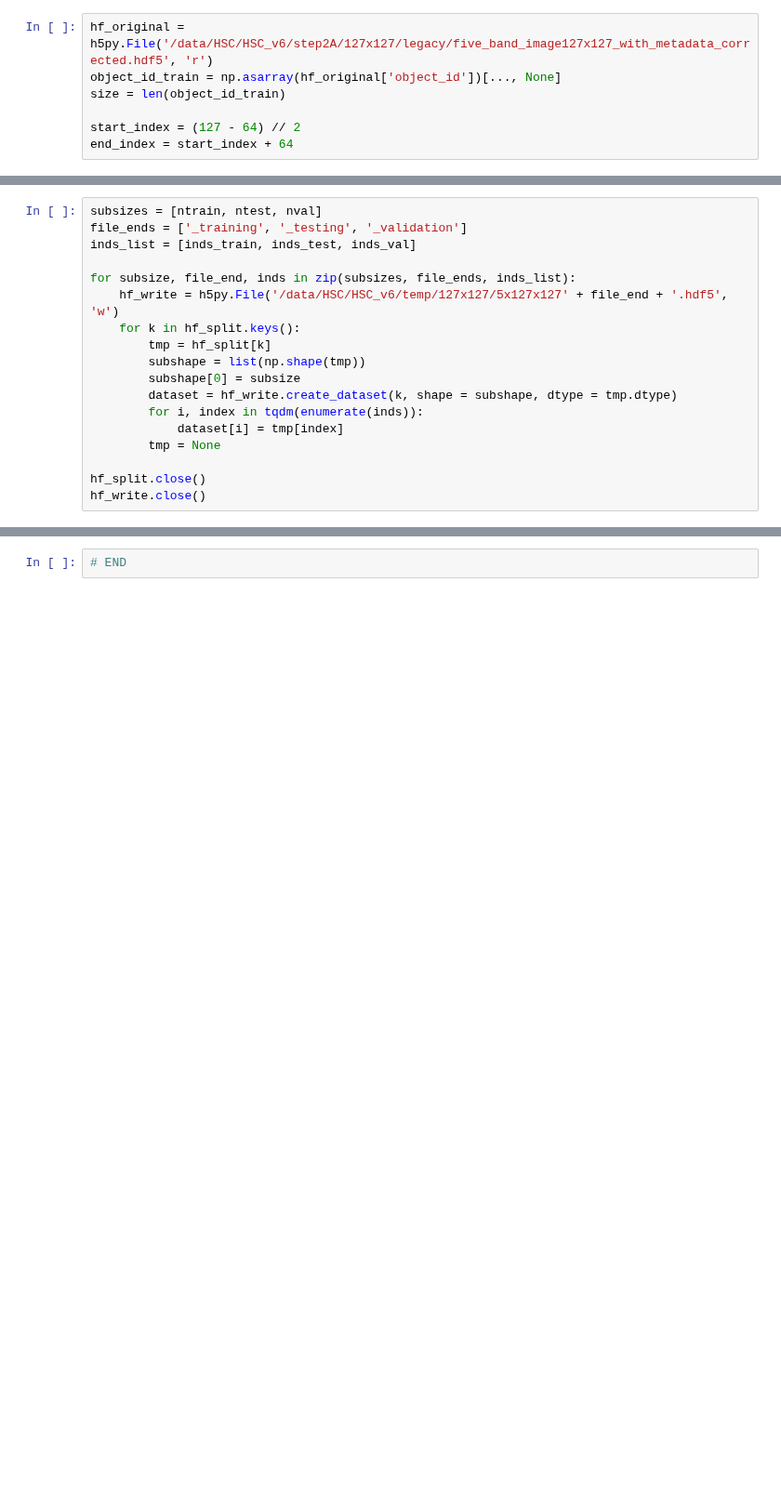
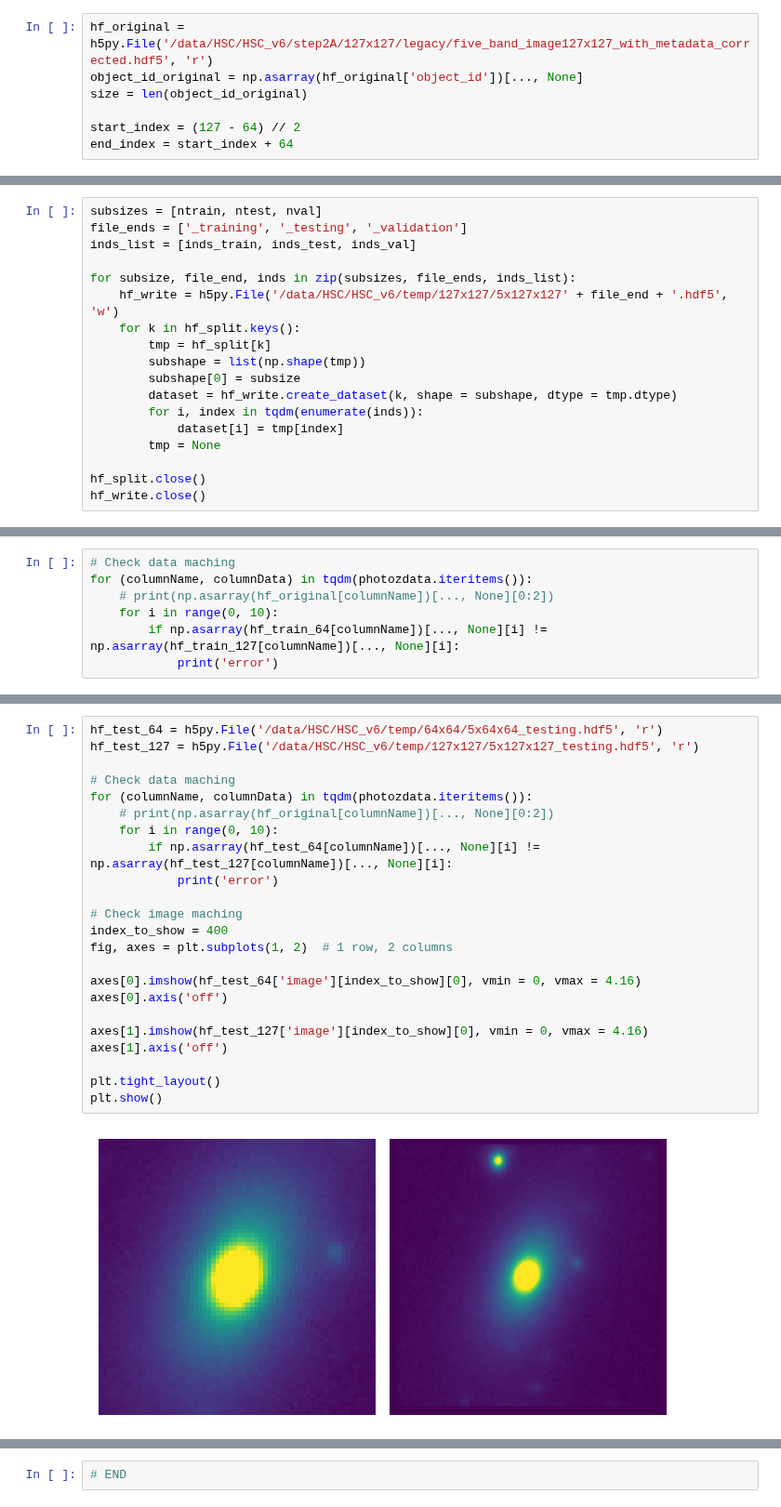
Before and after one commit to astrodatalab/photoz, a Jupyter notebook: code/make_ml_data.ipynb, the cells around one changed output, grey strips where cells are left out. Shown at 93% size. Drawn from its saved outputs; the diff is of its cells as text; blank space fills up the shorter version.

Commit message:
added more dataset tests

```diff
--- a/code/make_ml_data.ipynb
+++ b/code/make_ml_data.ipynb
@@ -40,8 +40,8 @@ y_cmodel_magsigma
 hf = h5py.File('/data/HSC/HSC_v6/temp/64x64/5x64x64.hdf5', 'a')
 # %%
 hf_original = h5py.File('/data/HSC/HSC_v6/step2A/127x127/legacy/five_band_image127x127_with_metadata_corrected.hdf5', 'r')
-object_id_train = np.asarray(hf_original['object_id'])[..., None]
-size = len(object_id_train)
+object_id_original = np.asarray(hf_original['object_id'])[..., None]
+size = len(object_id_original)
 
 start_index = (127 - 64) // 2
 end_index = start_index + 64
@@ -204,0 +208,7 @@ hf_write.close()
+# %%
+# Check data maching
+for (columnName, columnData) in tqdm(photozdata.iteritems()):
+    # print(np.asarray(hf_original[columnName])[..., None][0:2])
+    for i in range(0, 10):
+        if np.asarray(hf_train_64[columnName])[..., None][i] != np.asarray(hf_train_127[columnName])[..., None][i]:
+            print('error')
@@ -204,0 +230,25 @@ hf_write.close()
+# %%
+hf_test_64 = h5py.File('/data/HSC/HSC_v6/temp/64x64/5x64x64_testing.hdf5', 'r')
+hf_test_127 = h5py.File('/data/HSC/HSC_v6/temp/127x127/5x127x127_testing.hdf5', 'r')
+
+# Check data maching
+for (columnName, columnData) in tqdm(photozdata.iteritems()):
+    # print(np.asarray(hf_original[columnName])[..., None][0:2])
+    for i in range(0, 10):
+        if np.asarray(hf_test_64[columnName])[..., None][i] != np.asarray(hf_test_127[columnName])[..., None][i]:
+            print('error')
+
+# Check image maching
+index_to_show = 400
+fig, axes = plt.subplots(1, 2)  # 1 row, 2 columns
+
+axes[0].imshow(hf_test_64['image'][index_to_show][0], vmin = 0, vmax = 4.16)
+axes[0].axis('off')
+
+axes[1].imshow(hf_test_127['image'][index_to_show][0], vmin = 0, vmax = 4.16)
+axes[1].axis('off')
+
+plt.tight_layout()
+plt.show()
+# %% [output]
+[figure, added]
```
Also changed, not shown: parts of 11 cells of this notebook, 1 other file.
